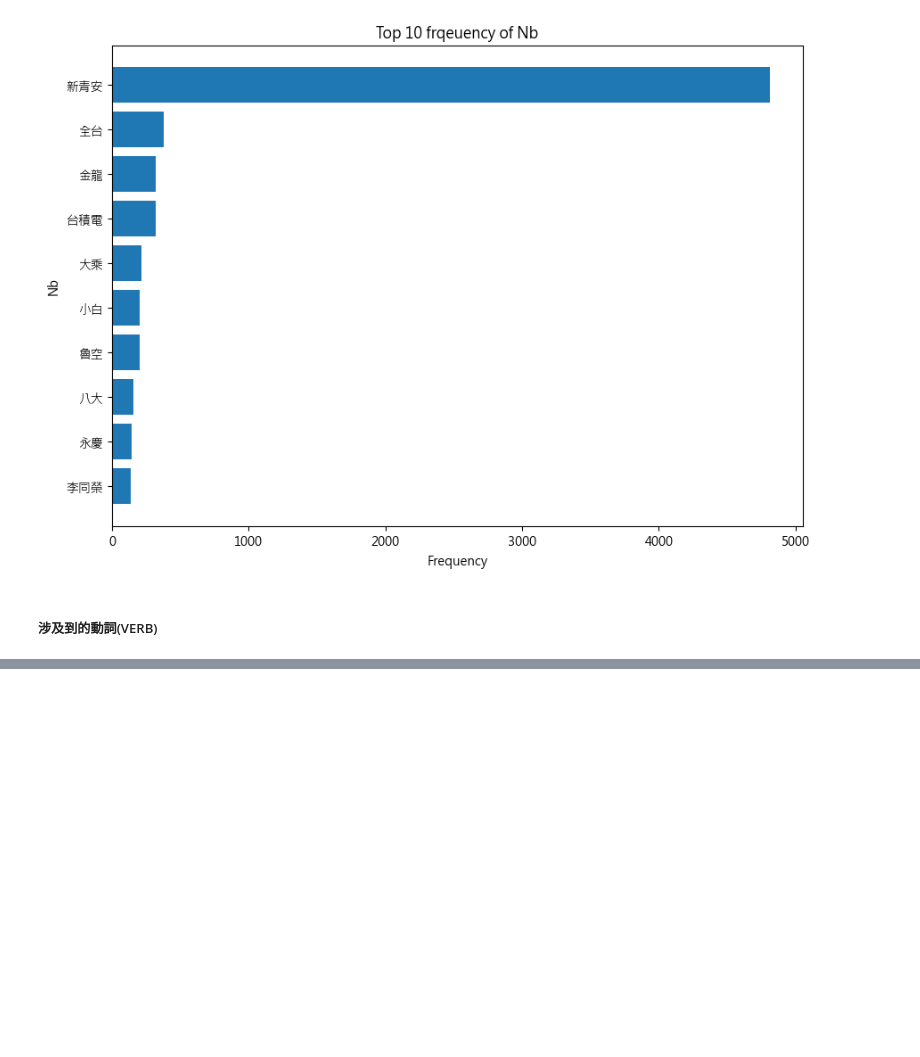
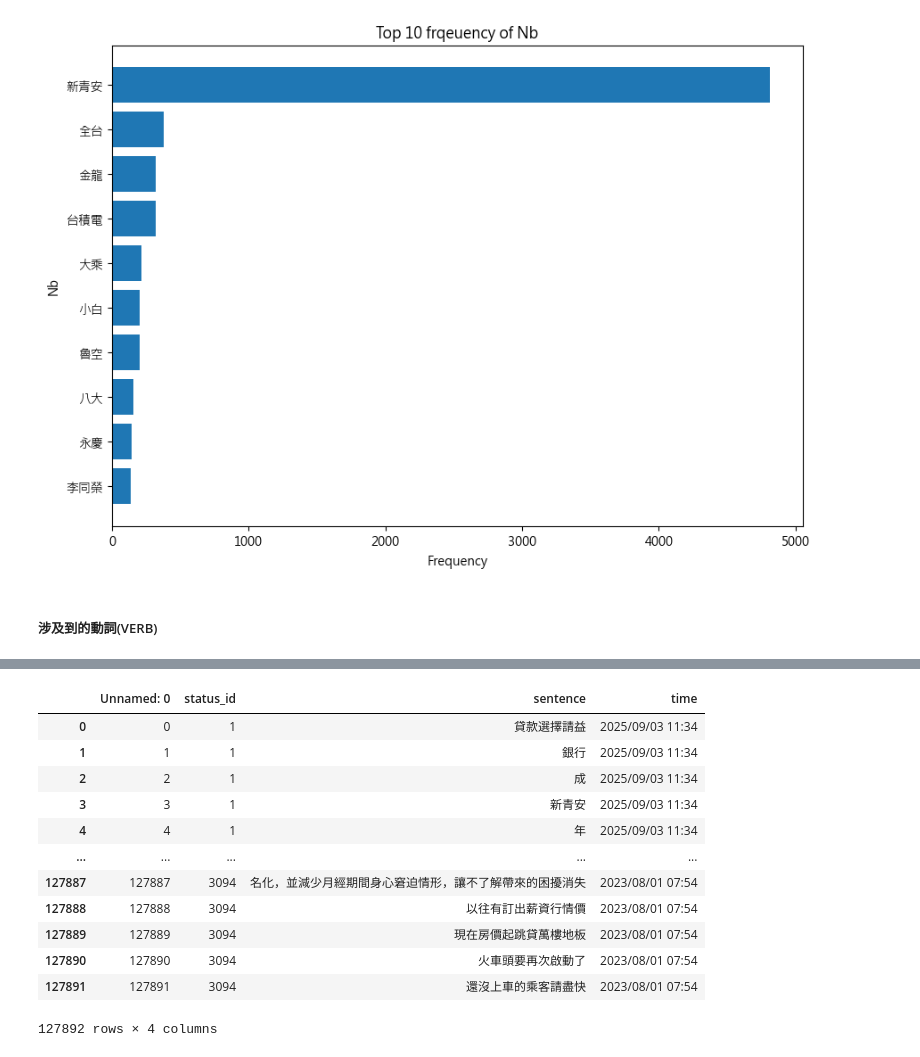
Before and after one commit to hsuan1120/Loan, a Jupyter notebook: loans.ipynb, the cells around one changed output, grey strips where cells are left out. Cells and saved outputs as stored; diff of their text form; code cells hidden in the pictures; blank space fills up the shorter version.

```diff
--- a/loans.ipynb
+++ b/loans.ipynb
@@ -1135,0 +1194,17 @@ Text(0.5, 0, 'Frequency')
+# %%
+sentiment_date = pd.merge(sentence_table, article[['status_id','time']],on='status_id', how='left')
+sentiment_date
+# %% [output]
+|  | Unnamed: 0 | status_id | sentence | time |
+| 0 | 0 | 1 | 貸款選擇請益 | 2025/09/03 11:34 |
+| 1 | 1 | 1 | 銀行 | 2025/09/03 11:34 |
+| 2 | 2 | 1 | 成 | 2025/09/03 11:34 |
+| 3 | 3 | 1 | 新青安 | 2025/09/03 11:34 |
+| 4 | 4 | 1 | 年 | 2025/09/03 11:34 |
+| ... | ... | ... | ... | ... |
+| 127887 | 127887 | 3094 | 名化，並減少月經期間身心窘迫情形，讓不了解帶來的困擾消失 | 2023/08/01 07:54 |
+| 127888 | 127888 | 3094 | 以往有訂出薪資行情價 | 2023/08/01 07:54 |
+| 127889 | 127889 | 3094 | 現在房價起跳貸萬樓地板 | 2023/08/01 07:54 |
+| 127890 | 127890 | 3094 | 火車頭要再次啟動了 | 2023/08/01 07:54 |
+| 127891 | 127891 | 3094 | 還沒上車的乘客請盡快 | 2023/08/01 07:54 |
+127892 rows × 4 columns
```
Also changed, not shown: parts of 12 cells of this notebook.
